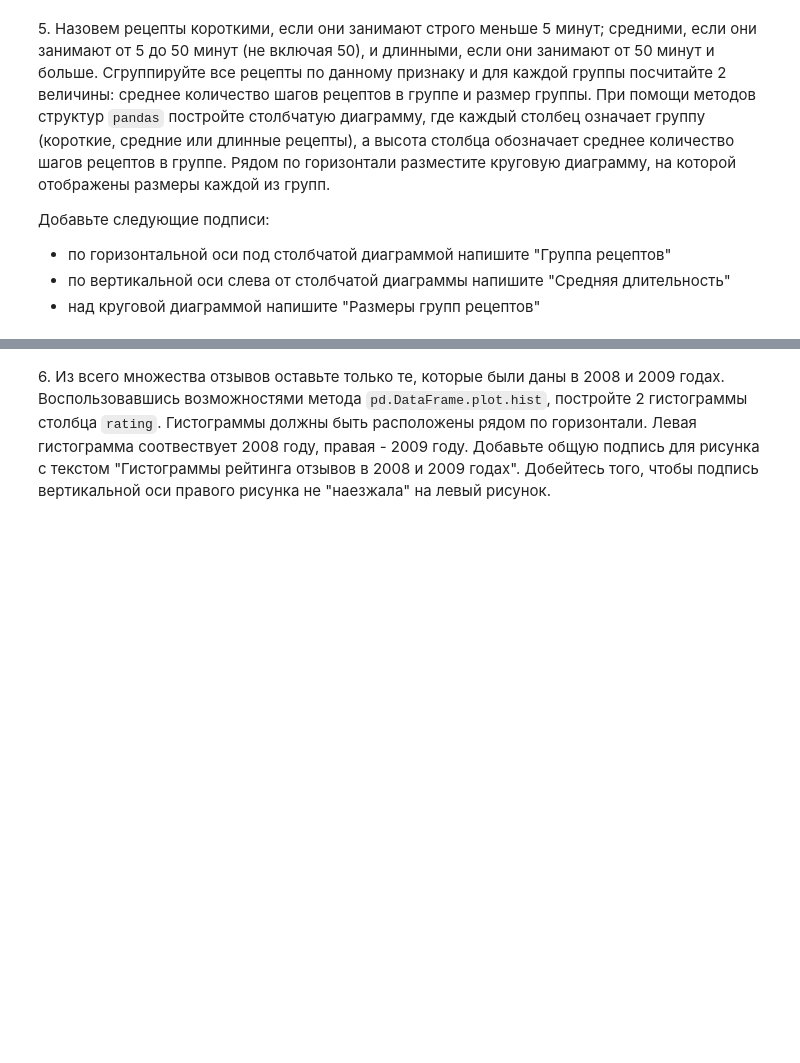
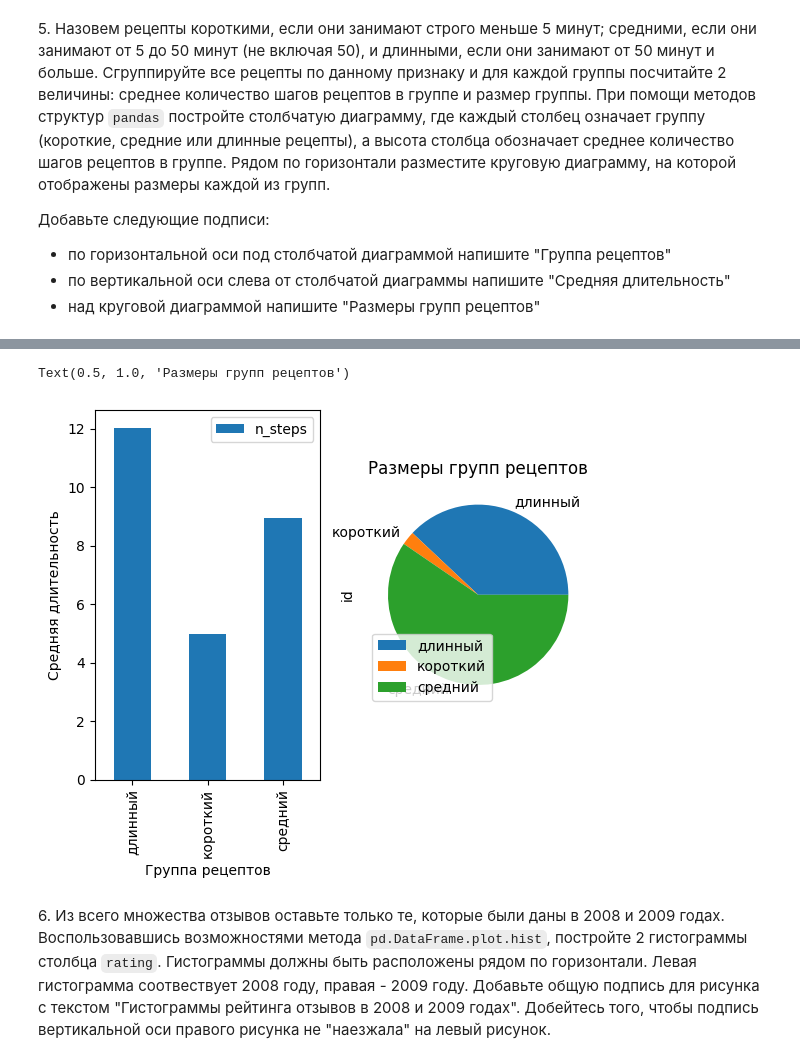
Before and after one commit to inmyfavor/Laboratornaya-rabota-5, a Jupyter notebook: 05_visualization.ipynb, the cells around one changed output, grey strips where cells are left out. Saved outputs shown, nothing was run; the diff lists cells and outputs as text; code cells hidden in the pictures; blank space fills up the shorter version.

```diff
--- a/05_visualization.ipynb
+++ b/05_visualization.ipynb
@@ -282,0 +243,3 @@ Text(0.5, 1.0, 'Размеры групп рецептов')
+# %%
+groups = recipes.groupby('duration').aggregate({'id': 'count', 'n_steps': 'mean'})
+groups
@@ -283,3 +252,15 @@ Text(0.5, 1.0, 'Размеры групп рецептов')
+# %%
+fig, axes = plt.subplots(nrows=1, ncols=2)
+ax = groups.plot.bar(y='n_steps', use_index=True, ax=axes[0])
+groups.plot.pie(y='id', use_index=True, ax=axes[1])
+
+axes[0].set_xlabel('Группа рецептов')
+axes[0].set_ylabel('Средняя длительность')
+
+axes[1].set_title('Размеры групп рецептов')
+# %% [output]
+Text(0.5, 1.0, 'Размеры групп рецептов')
+[figure, added]
 # %% [markdown]
 6\. Из всего множества отзывов оставьте только те, которые были даны в 2008 и 2009 годах. Воспользовавшись возможностями метода `pd.DataFrame.plot.hist`, постройте 2 гистограммы столбца `rating`. Гистограммы должны быть расположены рядом по горизонтали. Левая гистограмма соотвествует 2008 году, правая - 2009 году. Добавьте общую подпись для рисунка с текстом "Гистограммы рейтинга отзывов в 2008 и 2009 годах". Добейтесь того, чтобы подпись вертикальной оси правого рисунка не "наезжала" на левый рисунок.
 # %%
```
Also changed, not shown: parts of 10 cells of this notebook.
